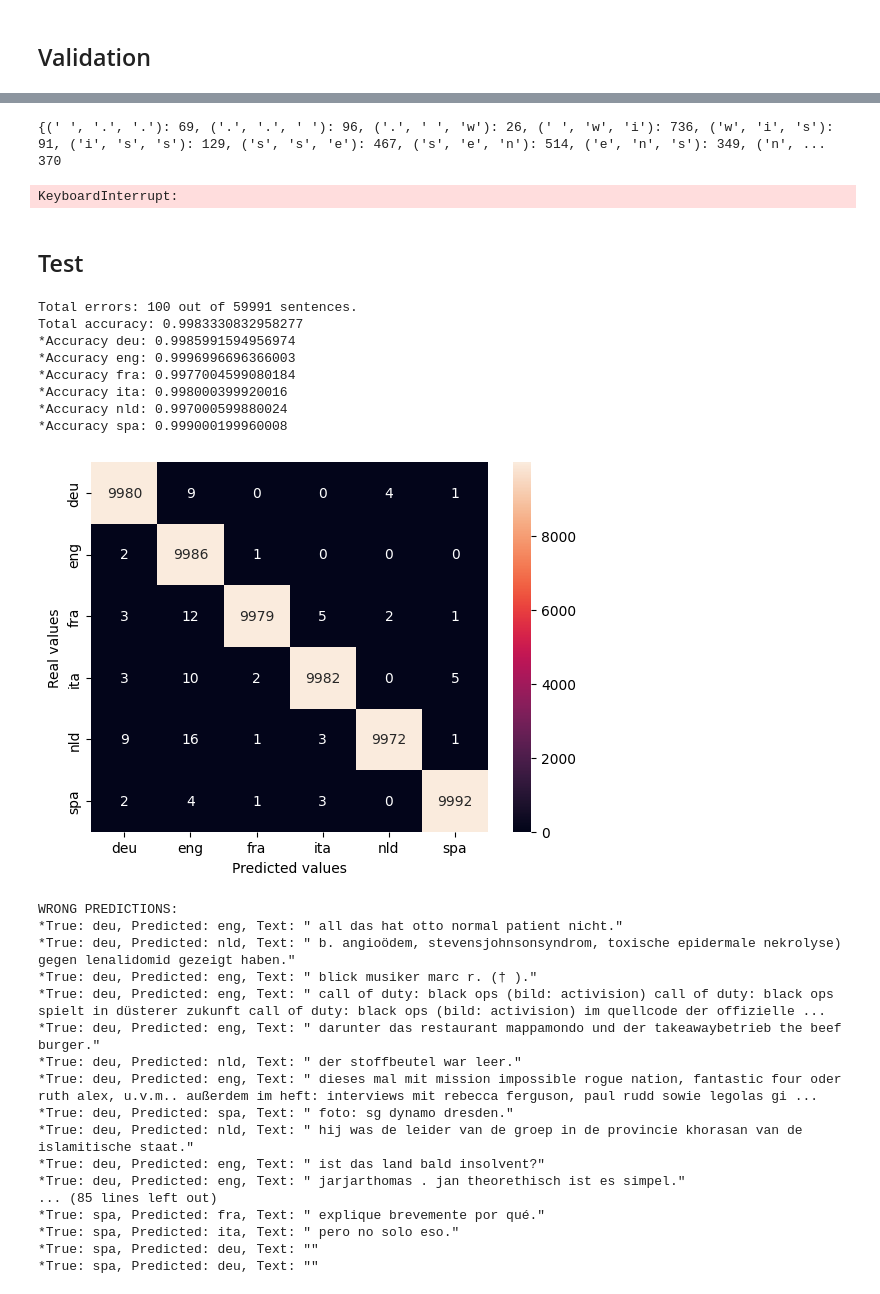
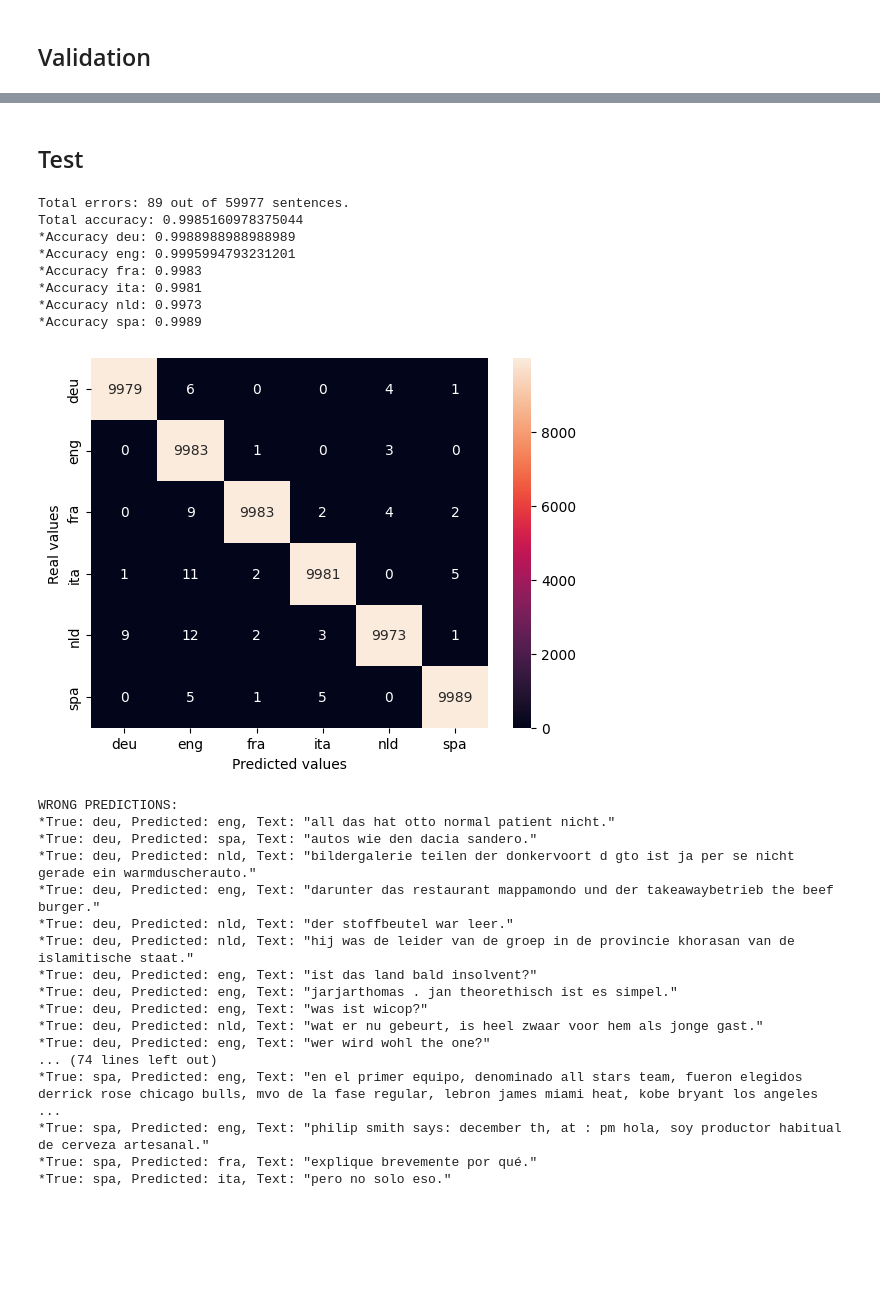
Before and after one commit to caiselvas/language-identification, a Jupyter notebook: main.ipynb, the cells around one changed output, grey strips where cells are left out. Drawn from its saved outputs; the diff is of its cells as text; code cells hidden in the pictures; blank space fills up the shorter version.

```diff
--- a/main.ipynb
+++ b/main.ipynb
@@ -81,7 +81,7 @@ def probs_total(text: str, language: str, smooth: Callable = lidstone_smooth, pa
             prob_sec += num_instances * math.log(smooth(language, trigram, param, b_values, total = total_values))
     else:
         for trigram, num_instances in trigram_finder.ngram_fd.items():
-            prob_sec += num_instances * (probabilities.get(trigram, smooth(language, trigram, param, b_values, total= total_values)))
+            prob_sec += num_instances * probabilities[language].get(trigram,math.log(smooth(language, trigram, param, b_values, total= total_values)) )
     return prob_sec
 # %%
 # Test the Lidstone smoothing
@@ -121,10 +122,10 @@ unique_trigrams = set()
 for k in trigrams.keys():
     unique_trigrams.update(set(trigrams[k].keys()))
 
-def create_prob_dict(smooth: Callable = lidstone_smooth, param: float = 0.5, b_values: dict = b_dict, model: dict = trigrams, unique: dict = unique_trigrams):
+def create_prob_dict(smooth: Callable = lidstone_smooth, param: float = 0.5, b_values: dict = b_dict, model: dict = trigrams, total: dict = totals, unique: dict = unique_trigrams):
     d = {}
     for lang in languages.keys():
-        probab = {tri: math.log(smooth(lang, tri, param, b_values, model)) for tri in unique}
+        probab = {tri: math.log(smooth(lang, tri, param, b_values, model, total)) for tri in unique}
         d[lang] = probab
     return d
 prob_dict = create_prob_dict()
@@ -170,9 +151,3 @@ accuracy_validation(lidstone_smooth, 0.1)
-# %%
-print(validation_trigrams["deu"][0])
-print(trigrams["deu"][(' ', '.', '.')])
-# %% [output]
-{(' ', '.', '.'): 69, ('.', '.', ' '): 96, ('.', ' ', 'w'): 26, (' ', 'w', 'i'): 736, ('w', 'i', 's'): 91, ('i', 's', 's'): 129, ('s', 's', 'e'): 467, ('s', 'e', 'n'): 514, ('e', 'n', 's'): 349, ('n', ...
-370
 # %%
 smoothing_functions = [lidstone_smooth, linear_discounting, absolute_discounting, pau_discounting]
 alphas = [0.05, 0.1, 0.25, 0.3, 0.5, 0.7, 1]
@@ -181,11 +156,10 @@ bees = [{key: value ** 3 for key, value in unique_chars.items()}, {key: len(valu
 i = 0
 for func in smoothing_functions:
     for alph in alphas:
-        accuracy_validation(func, alph)
-        print(f"Iteration {i}")
+        print(f"Iteration {i}: alpha {alph}, smoothing {func.__name__}")
+        err = accuracy_validation(func, alph)
+        print(f"{len(err)} errors.")
         i += 1
-# %% [output]
-KeyboardInterrupt:
 # %% [markdown]
 ## Test
 # %%
@@ -197,7 +171,7 @@ for language in test.keys():
 	for sentence in test[language]:
 		probs = []
 		for lingua in trigrams.keys():
-			prob = probs_total(sentence, lingua, linear_discounting)
+			prob = probs_total(sentence, lingua, lidstone_smooth, 0.5, probabilities=prob_dict)
 			probs.append((lingua, prob))
 		max_prob = max(probs, key = lambda x: x[1])
 		predictions[language].append(max_prob[0])
@@ -208,56 +182,56 @@ for language in test.keys():
 correct_predictions = {language: sum([1 for pred in predictions[language] if pred == language]) for language in test.keys()}
 total_accuracy = sum(correct_predictions.values()) / sum([len(value) for value in test.values()])
 
 # Print results
 print(f"Total errors: {len(prediction_errors_list)} out of {sum([len(value) for value in test.values()])} sentences.")
 print(f"Total accuracy: {total_accuracy}")
 for language, correct in correct_predictions.items():
 	print(f"*Accuracy {language}: {correct / len(test[language])}")
 
 # Confusion matrix
 from sklearn.metrics import confusion_matrix
 import matplotlib.pyplot as plt
 import seaborn as sns
 
 language_names = [language for language in test.keys()]
 
 cm = confusion_matrix(y_true=[language for language in test.keys() for _ in range(len(test[language]))],
 					  y_pred=[pred for language in test.keys() for pred in predictions[language]],
 					  labels=language_names)
 
 sns.heatmap(data=cm, annot=True, fmt="d", xticklabels=language_names, yticklabels=language_names)
 plt.xlabel('Predicted values')
 plt.ylabel('Real values')
 plt.show()
 
 # Print the errors
 print("WRONG PREDICTIONS:")
 for error in prediction_errors_list:
 	print(f"*True: {error['true']}, Predicted: {error['pred']}, Text: \"{error['text']}\"")
 # %% [output]
-Total errors: 100 out of 59991 sentences.
-Total accuracy: 0.9983330832958277
-*Accuracy deu: 0.9985991594956974
-*Accuracy eng: 0.9996996696366003
-*Accuracy fra: 0.9977004599080184
-*Accuracy ita: 0.998000399920016
-*Accuracy nld: 0.997000599880024
-*Accuracy spa: 0.999000199960008
+Total errors: 89 out of 59977 sentences.
+Total accuracy: 0.9985160978375044
+*Accuracy deu: 0.9988988988988989
+*Accuracy eng: 0.9995994793231201
+*Accuracy fra: 0.9983
+*Accuracy ita: 0.9981
+*Accuracy nld: 0.9973
+*Accuracy spa: 0.9989
-[figure, old version]
+[figure, new version]
 WRONG PREDICTIONS:
-*True: deu, Predicted: eng, Text: " all das hat otto normal patient nicht."
-*True: deu, Predicted: nld, Text: " b. angioödem, stevensjohnsonsyndrom, toxische epidermale nekrolyse) gegen lenalidomid gezeigt haben."
-*True: deu, Predicted: eng, Text: " blick musiker marc r. († )."
-*True: deu, Predicted: eng, Text: " call of duty: black ops (bild: activision) call of duty: black ops spielt in düsterer zukunft call of duty: black ops (bild: activision) im quellcode der offizielle ...
-*True: deu, Predicted: eng, Text: " darunter das restaurant mappamondo und der takeawaybetrieb the beef burger."
-*True: deu, Predicted: nld, Text: " der stoffbeutel war leer."
-*True: deu, Predicted: eng, Text: " dieses mal mit mission impossible rogue nation, fantastic four oder ruth alex, u.v.m.. außerdem im heft: interviews mit rebecca ferguson, paul rudd sowie legolas gi ...
-*True: deu, Predicted: spa, Text: " foto: sg dynamo dresden."
-*True: deu, Predicted: nld, Text: " hij was de leider van de groep in de provincie khorasan van de islamitische staat."
-*True: deu, Predicted: eng, Text: " ist das land bald insolvent?"
-*True: deu, Predicted: eng, Text: " jarjarthomas . jan theorethisch ist es simpel."
-... (85 lines left out)
-*True: spa, Predicted: fra, Text: " explique brevemente por qué."
-*True: spa, Predicted: ita, Text: " pero no solo eso."
-*True: spa, Predicted: deu, Text: ""
-*True: spa, Predicted: deu, Text: ""
+*True: deu, Predicted: eng, Text: "all das hat otto normal patient nicht."
+*True: deu, Predicted: spa, Text: "autos wie den dacia sandero."
+*True: deu, Predicted: nld, Text: "bildergalerie teilen der donkervoort d gto ist ja per se nicht gerade ein warmduscherauto."
+*True: deu, Predicted: eng, Text: "darunter das restaurant mappamondo und der takeawaybetrieb the beef burger."
+*True: deu, Predicted: nld, Text: "der stoffbeutel war leer."
+*True: deu, Predicted: nld, Text: "hij was de leider van de groep in de provincie khorasan van de islamitische staat."
+*True: deu, Predicted: eng, Text: "ist das land bald insolvent?"
+*True: deu, Predicted: eng, Text: "jarjarthomas . jan theorethisch ist es simpel."
+*True: deu, Predicted: eng, Text: "was ist wicop?"
+*True: deu, Predicted: nld, Text: "wat er nu gebeurt, is heel zwaar voor hem als jonge gast."
+*True: deu, Predicted: eng, Text: "wer wird wohl the one?"
+... (74 lines left out)
+*True: spa, Predicted: eng, Text: "en el primer equipo, denominado all stars team, fueron elegidos derrick rose chicago bulls, mvo de la fase regular, lebron james miami heat, kobe bryant los angeles  ...
+*True: spa, Predicted: eng, Text: "philip smith says: december th, at : pm hola, soy productor habitual de cerveza artesanal."
+*True: spa, Predicted: fra, Text: "explique brevemente por qué."
+*True: spa, Predicted: ita, Text: "pero no solo eso."
```
Also changed, not shown: parts of 3 cells of this notebook, 3 other files.
